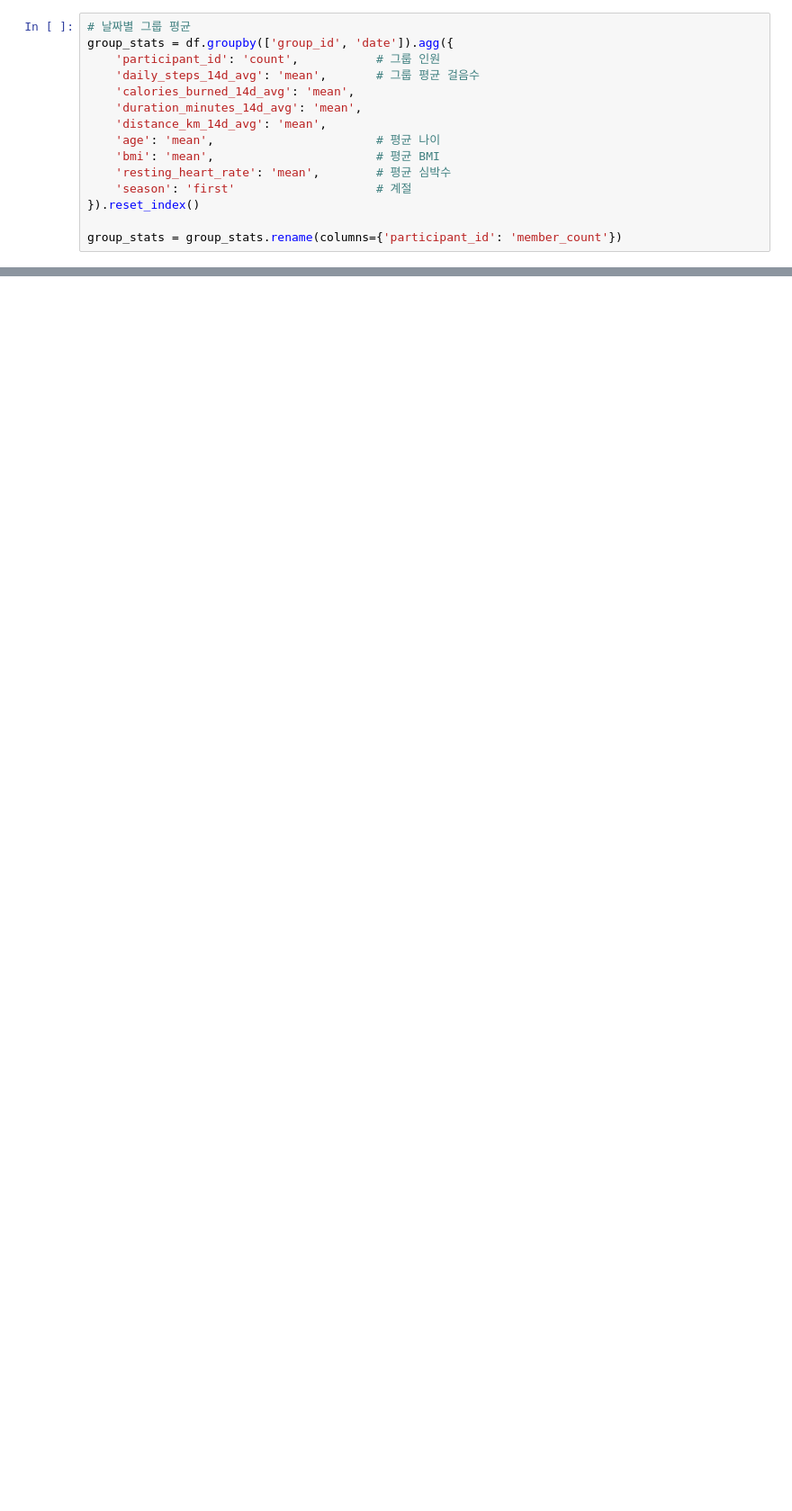
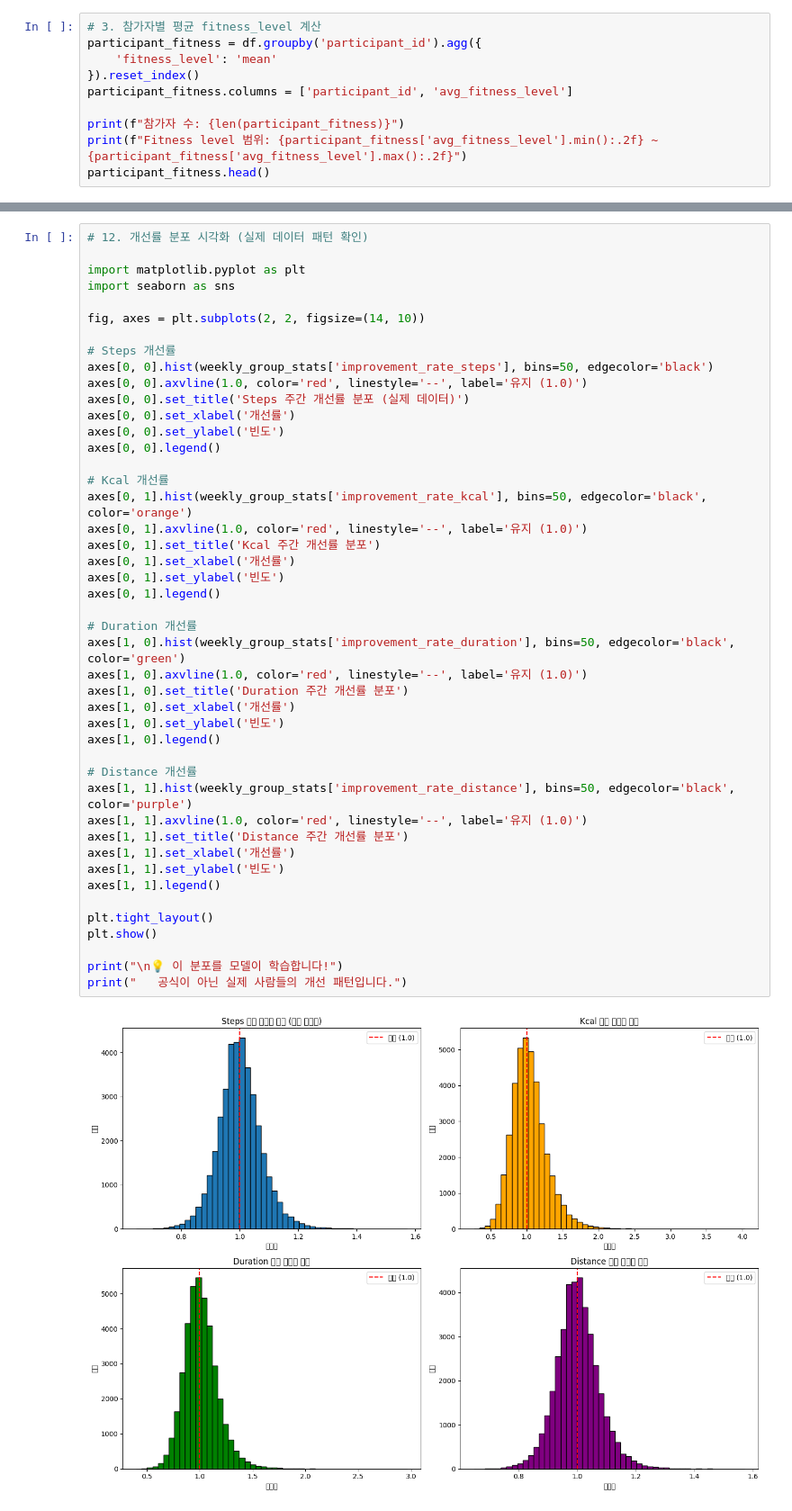
Before and after one commit to 0324skdus/ssafy-final-LinkCare, a Jupyter notebook: AI/notebooks/02_feature_engineering.ipynb, the cells around one changed output, grey strips where cells are left out. Shown at 90% size. Drawn from its saved outputs; the diff is of its cells as text; blank space fills up the shorter version.

```diff
--- a/AI/notebooks/02_feature_engineering.ipynb
+++ b/AI/notebooks/02_feature_engineering.ipynb
@@ -36,15 +76,10 @@ df['distance_km_14d_avg'] = df.groupby('participant_id')['distance_km'].transfor
 # %%
-# 날짜별 그룹 평균
-group_stats = df.groupby(['group_id', 'date']).agg({
-    'participant_id': 'count',           # 그룹 인원
-    'daily_steps_14d_avg': 'mean',       # 그룹 평균 걸음수
-    'calories_burned_14d_avg': 'mean',
-    'duration_minutes_14d_avg': 'mean',
-    'distance_km_14d_avg': 'mean',
-    'age': 'mean',                       # 평균 나이
-    'bmi': 'mean',                       # 평균 BMI
-    'resting_heart_rate': 'mean',        # 평균 심박수
-    'season': 'first'                    # 계절
+# 3. 참가자별 평균 fitness_level 계산
+participant_fitness = df.groupby('participant_id').agg({
+    'fitness_level': 'mean'
 }).reset_index()
+participant_fitness.columns = ['participant_id', 'avg_fitness_level']
 
-group_stats = group_stats.rename(columns={'participant_id': 'member_count'})
+print(f"참가자 수: {len(participant_fitness)}")
+print(f"Fitness level 범위: {participant_fitness['avg_fitness_level'].min():.2f} ~ {participant_fitness['avg_fitness_level'].max():.2f}")
+participant_fitness.head()
@@ -155,0 +329,47 @@ NameError: name 'group_stats_clean' is not defined
+# %%
+# 12. 개선률 분포 시각화 (실제 데이터 패턴 확인)
+
+import matplotlib.pyplot as plt
+import seaborn as sns
+
+fig, axes = plt.subplots(2, 2, figsize=(14, 10))
+
+# Steps 개선률
+axes[0, 0].hist(weekly_group_stats['improvement_rate_steps'], bins=50, edgecolor='black')
+axes[0, 0].axvline(1.0, color='red', linestyle='--', label='유지 (1.0)')
+axes[0, 0].set_title('Steps 주간 개선률 분포 (실제 데이터)')
+axes[0, 0].set_xlabel('개선률')
+axes[0, 0].set_ylabel('빈도')
+axes[0, 0].legend()
+
+# Kcal 개선률
+axes[0, 1].hist(weekly_group_stats['improvement_rate_kcal'], bins=50, edgecolor='black', color='orange')
+axes[0, 1].axvline(1.0, color='red', linestyle='--', label='유지 (1.0)')
+axes[0, 1].set_title('Kcal 주간 개선률 분포')
+axes[0, 1].set_xlabel('개선률')
+axes[0, 1].set_ylabel('빈도')
+axes[0, 1].legend()
+
+# Duration 개선률
+axes[1, 0].hist(weekly_group_stats['improvement_rate_duration'], bins=50, edgecolor='black', color='green')
+axes[1, 0].axvline(1.0, color='red', linestyle='--', label='유지 (1.0)')
+axes[1, 0].set_title('Duration 주간 개선률 분포')
+axes[1, 0].set_xlabel('개선률')
+axes[1, 0].set_ylabel('빈도')
+axes[1, 0].legend()
+
+# Distance 개선률
+axes[1, 1].hist(weekly_group_stats['improvement_rate_distance'], bins=50, edgecolor='black', color='purple')
+axes[1, 1].axvline(1.0, color='red', linestyle='--', label='유지 (1.0)')
+axes[1, 1].set_title('Distance 주간 개선률 분포')
+axes[1, 1].set_xlabel('개선률')
+axes[1, 1].set_ylabel('빈도')
+axes[1, 1].legend()
+
+plt.tight_layout()
+plt.show()
+
+print("\n💡 이 분포를 모델이 학습합니다!")
+print("   공식이 아닌 실제 사람들의 개선 패턴입니다.")
+# %% [output]
+[figure, added]
```
Also changed, not shown: parts of 12 cells of this notebook, 12 other files.
